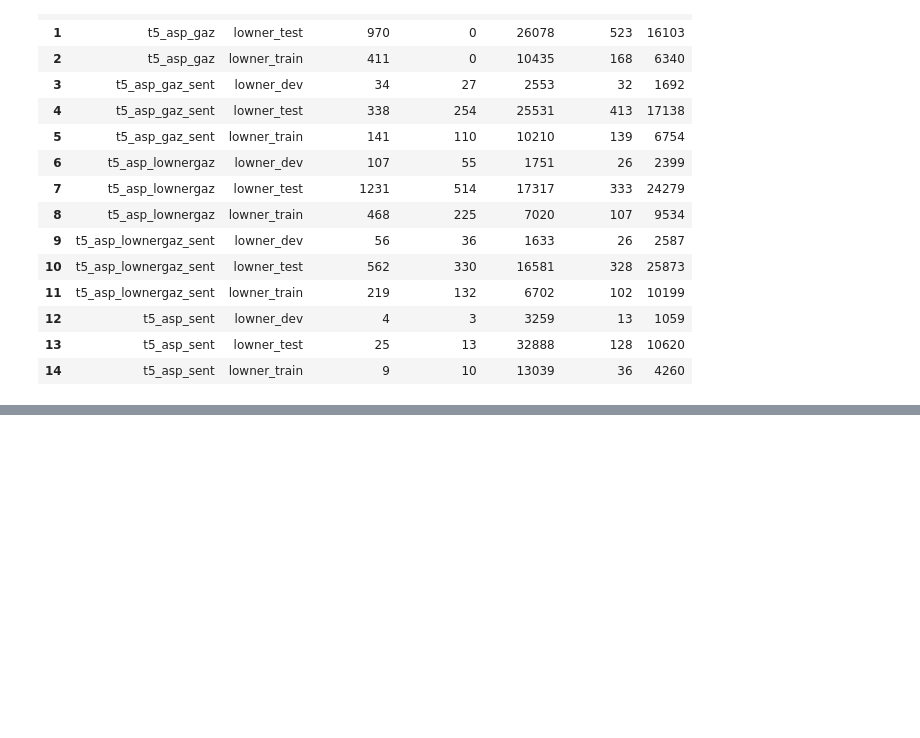
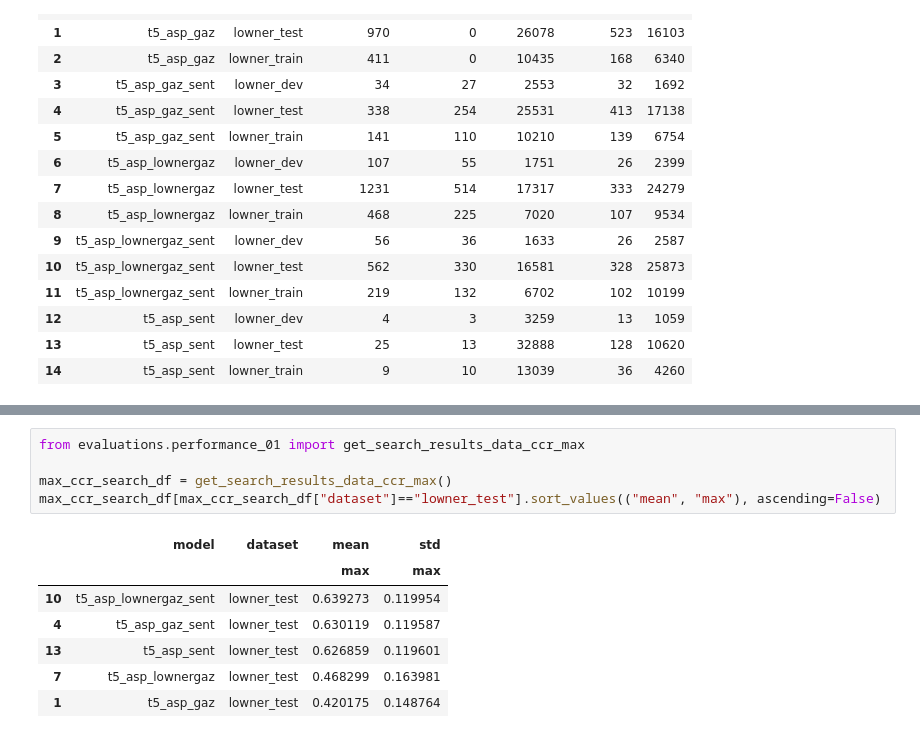
Before and after one commit to roebbert92/thesis, a Jupyter notebook: evaluations/01_performance.ipynb, the cells around one changed output, grey strips where cells are left out. Drawn from its saved outputs; the diff is of its cells as text; blank space fills up the shorter version.

```diff
--- a/evaluations/01_performance.ipynb
+++ b/evaluations/01_performance.ipynb
@@ -267,0 +286,13 @@ search_results_data_ecr
+# %%
+from evaluations.performance_01 import get_search_results_data_ccr_max
+
+max_ccr_search_df = get_search_results_data_ccr_max()
+max_ccr_search_df[max_ccr_search_df["dataset"]=="lowner_test"].sort_values(("mean", "max"), ascending=False)
+# %% [output]
+|  | model | dataset | mean | std |
+|  |  |  | max | max |
+| 10 | t5_asp_lownergaz_sent | lowner_test | 0.639273 | 0.119954 |
+| 4 | t5_asp_gaz_sent | lowner_test | 0.630119 | 0.119587 |
+| 13 | t5_asp_sent | lowner_test | 0.626859 | 0.119601 |
+| 7 | t5_asp_lownergaz | lowner_test | 0.468299 | 0.163981 |
+| 1 | t5_asp_gaz | lowner_test | 0.420175 | 0.148764 |
```
Also changed, not shown: parts of 6 cells of this notebook, 4 other files.
